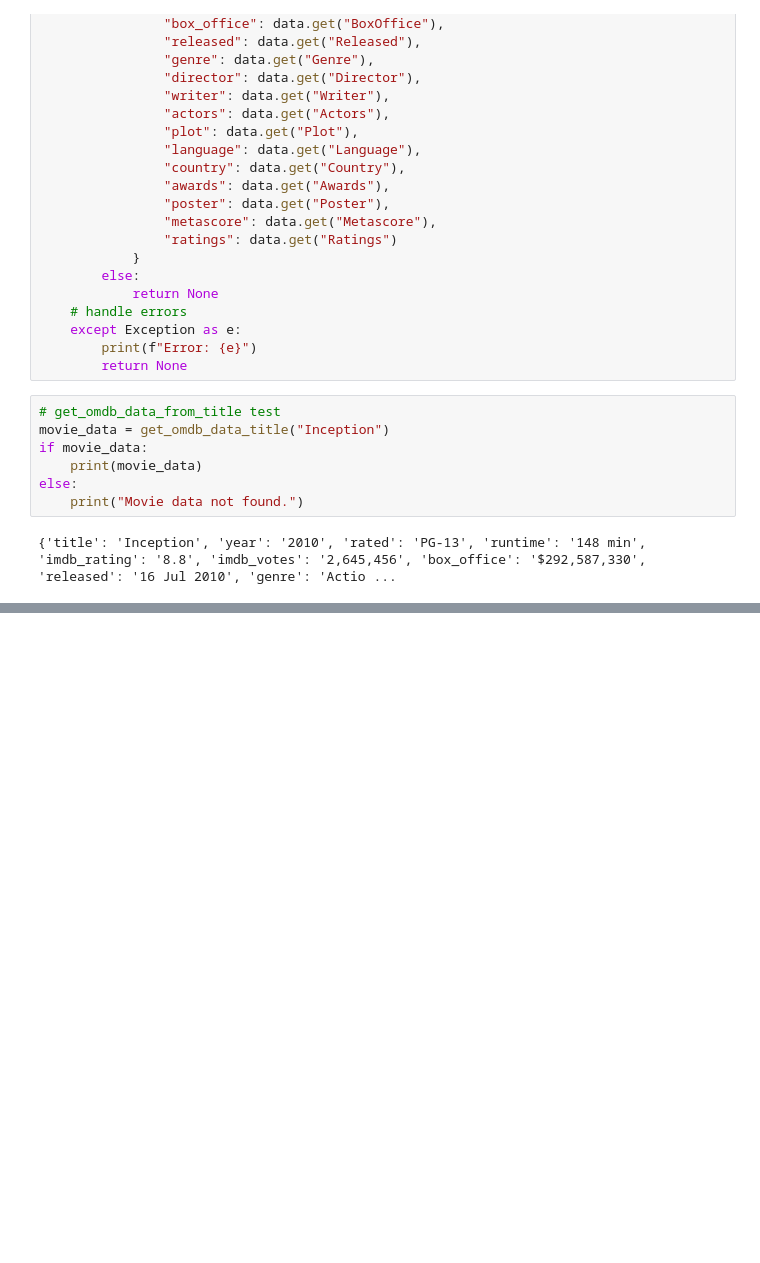
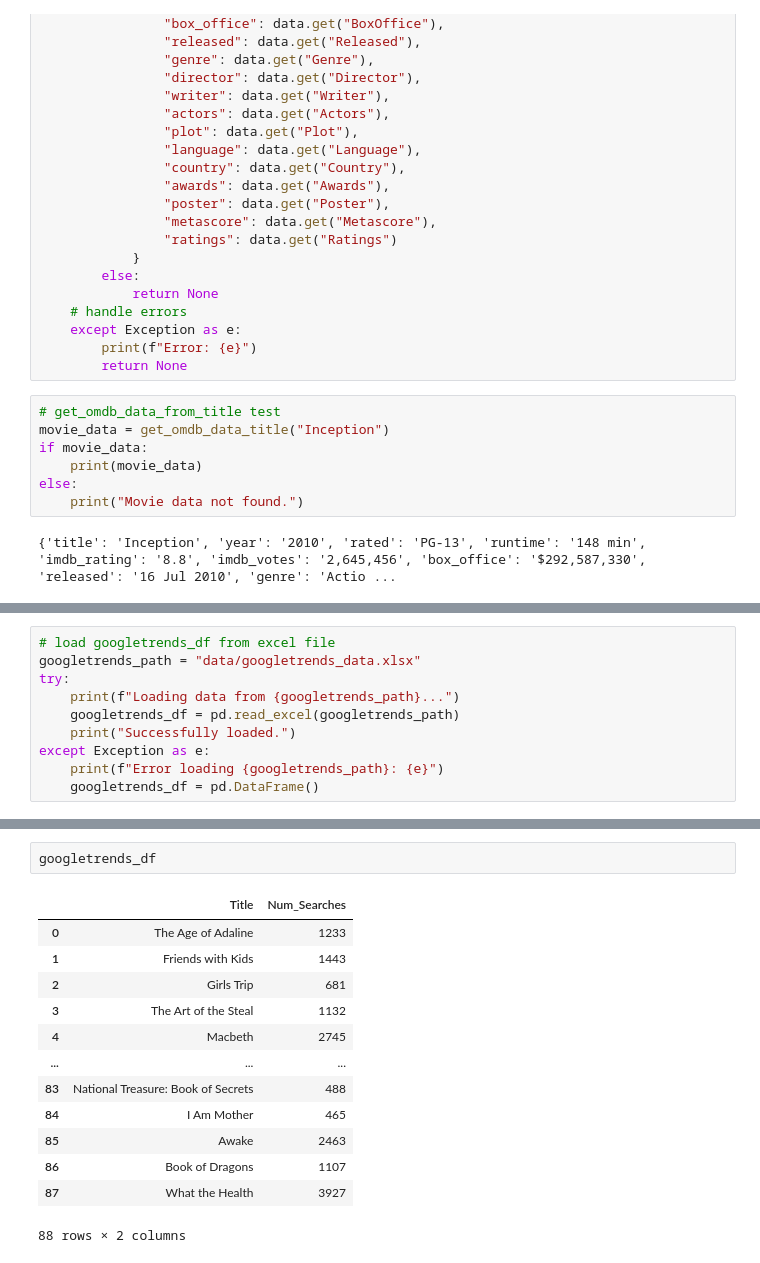
Before and after one commit to pegahbkz/neon-movies, a Jupyter notebook: audience-analysis.ipynb, the cells around one changed output, grey strips where cells are left out. Drawn from its saved outputs; the diff is of its cells as text; blank space fills up the shorter version.

```diff
--- a/audience-analysis.ipynb
+++ b/audience-analysis.ipynb
@@ -173,0 +405,10 @@ movies_df.head()
+# %%
+# load googletrends_df from excel file
+googletrends_path = "data/googletrends_data.xlsx"
+try:
+    print(f"Loading data from {googletrends_path}...")
+    googletrends_df = pd.read_excel(googletrends_path)
+    print("Successfully loaded.")
+except Exception as e:
+    print(f"Error loading {googletrends_path}: {e}")
+    googletrends_df = pd.DataFrame()
@@ -173,0 +418,16 @@ movies_df.head()
+# %%
+googletrends_df
+# %% [output]
+|  | Title | Num_Searches |
+| 0 | The Age of Adaline | 1233 |
+| 1 | Friends with Kids | 1443 |
+| 2 | Girls Trip | 681 |
+| 3 | The Art of the Steal | 1132 |
+| 4 | Macbeth | 2745 |
+| ... | ... | ... |
+| 83 | National Treasure: Book of Secrets | 488 |
+| 84 | I Am Mother | 465 |
+| 85 | Awake | 2463 |
+| 86 | Book of Dragons | 1107 |
+| 87 | What the Health | 3927 |
+88 rows × 2 columns
```
Also changed, not shown: parts of 20 cells of this notebook.
